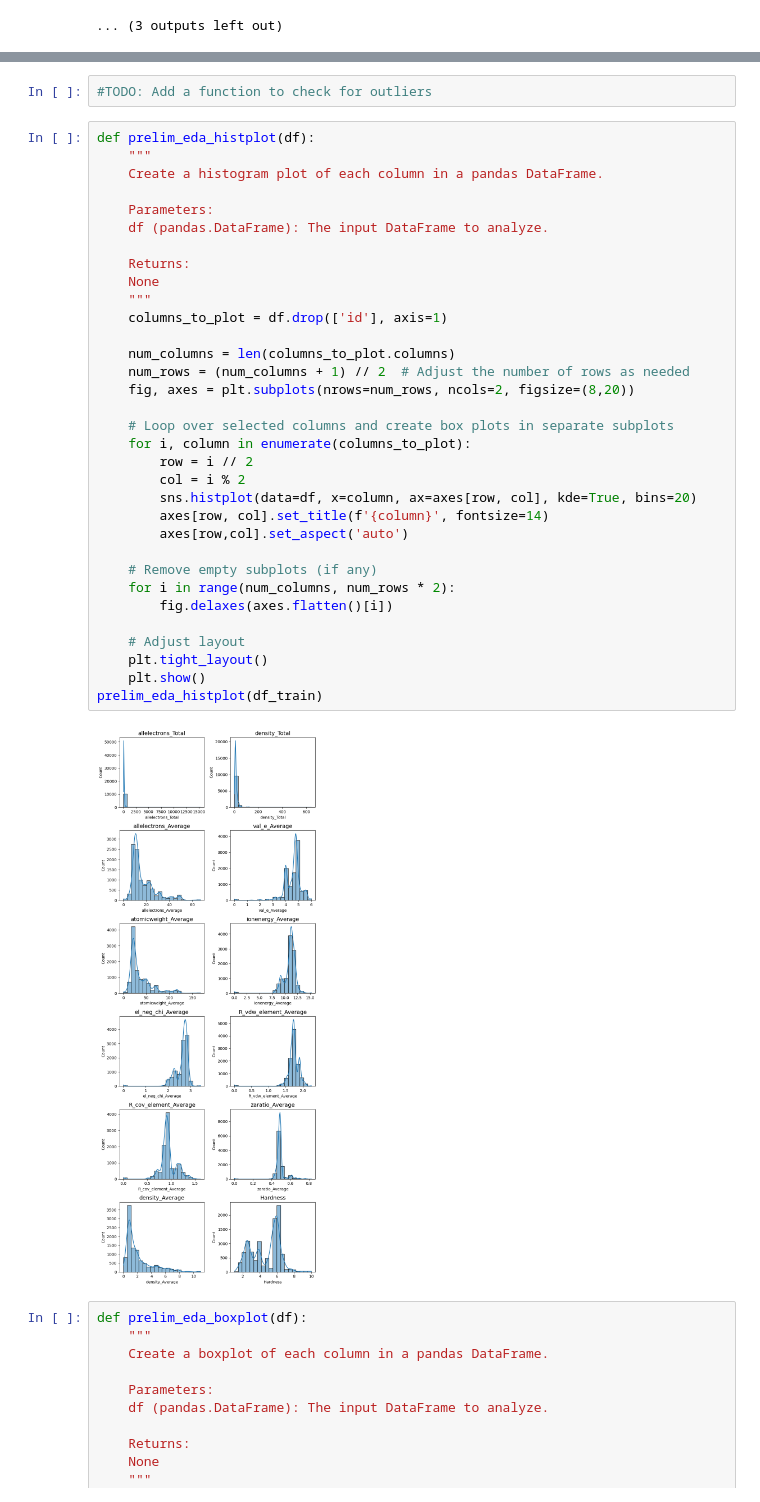
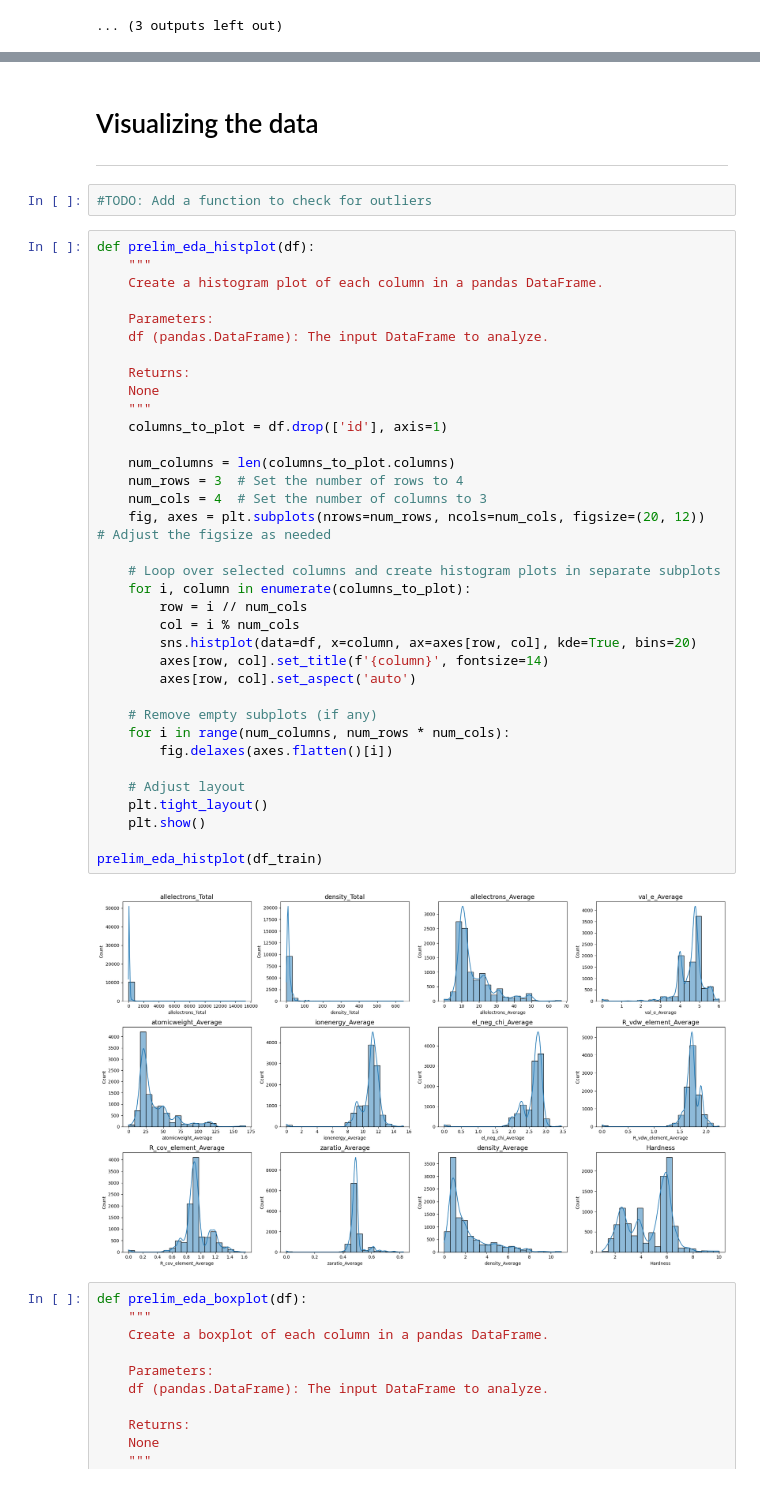
Before and after one commit to byvfx/kaggle, a Jupyter notebook: playground-series-s3e25/notebooks/ps-s3-e25-pipeline-EDA.ipynb, the cells around one changed output, grey strips where cells are left out. Saved outputs shown, nothing was run; the diff lists cells and outputs as text.

```diff
--- a/playground-series-s3e25/notebooks/ps-s3-e25-pipeline-EDA.ipynb
+++ b/playground-series-s3e25/notebooks/ps-s3-e25-pipeline-EDA.ipynb
@@ -180,40 +178,45 @@ ______________________
+# %% [markdown]
+# Visualizing the data
+---
 # %%
 #TODO: Add a function to check for outliers
 # %%
 def prelim_eda_histplot(df):
     """
     Create a histogram plot of each column in a pandas DataFrame.
 
     Parameters:
     df (pandas.DataFrame): The input DataFrame to analyze.
 
     Returns:
     None
     """
     columns_to_plot = df.drop(['id'], axis=1)
 
     num_columns = len(columns_to_plot.columns)
-    num_rows = (num_columns + 1) // 2  # Adjust the number of rows as needed
-    fig, axes = plt.subplots(nrows=num_rows, ncols=2, figsize=(8,20))
+    num_rows = 3  # Set the number of rows to 4
+    num_cols = 4  # Set the number of columns to 3
+    fig, axes = plt.subplots(nrows=num_rows, ncols=num_cols, figsize=(20, 12))  # Adjust the figsize as needed
 
-    # Loop over selected columns and create box plots in separate subplots
+    # Loop over selected columns and create histogram plots in separate subplots
     for i, column in enumerate(columns_to_plot):
-        row = i // 2
-        col = i % 2
+        row = i // num_cols
+        col = i % num_cols
         sns.histplot(data=df, x=column, ax=axes[row, col], kde=True, bins=20)
         axes[row, col].set_title(f'{column}', fontsize=14)
-        axes[row,col].set_aspect('auto')
+        axes[row, col].set_aspect('auto')
 
     # Remove empty subplots (if any)
-    for i in range(num_columns, num_rows * 2):
+    for i in range(num_columns, num_rows * num_cols):
         fig.delaxes(axes.flatten()[i])
 
     # Adjust layout
     plt.tight_layout()
     plt.show()
+
 prelim_eda_histplot(df_train)
 # %% [output]
-[figure, old version]
+[figure, new version]
 # %%
 def prelim_eda_boxplot(df):
     """
```
Also changed, not shown: parts of 12 cells of this notebook, 1 other file.
